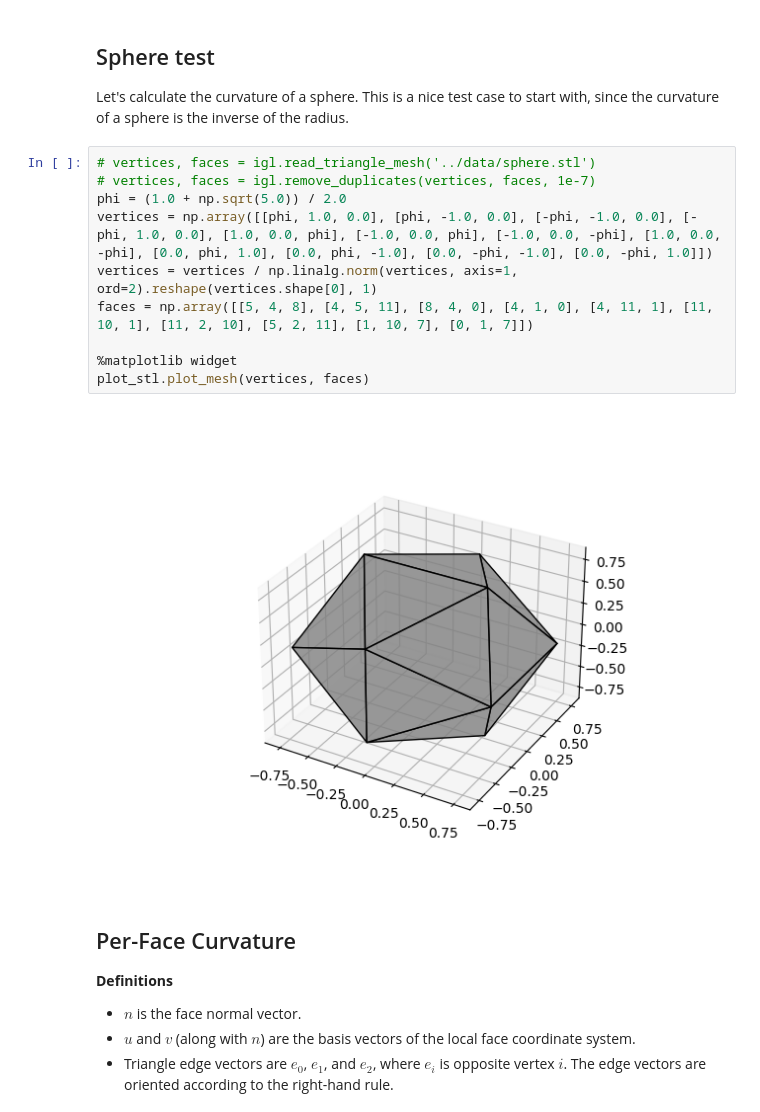
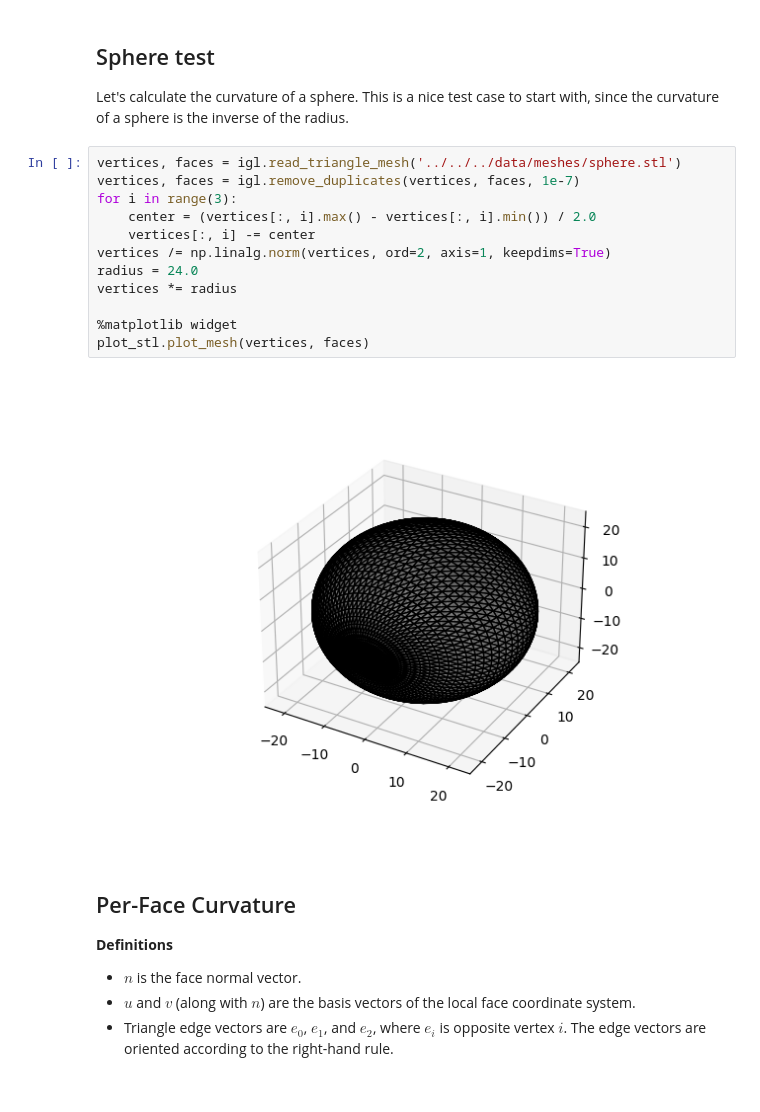
Before and after one commit to prosilio/modCAM, a Jupyter notebook: docs/algorithms/mesh/principal_curvature_Rusinkiewicz2004.ipynb, the cells around one changed output. Drawn from its saved outputs; the diff is of its cells as text.

Commit message:
Improve principal curvature notebook
Fixed some errors. Made the sphere test more accurate. Made the sphere radius variable.

```diff
--- a/docs/algorithms/mesh/principal_curvature_Rusinkiewicz2004.ipynb
+++ b/docs/algorithms/mesh/principal_curvature_Rusinkiewicz2004.ipynb
@@ -69,17 +68,19 @@ def per_vertex_basis(vertex_normals: np.array) -> Tuple[np.array, np.array, np.a
 
 Let's calculate the curvature of a sphere. This is a nice test case to start with, since the curvature of a sphere is the inverse of the radius.
 # %%
-# vertices, faces = igl.read_triangle_mesh('../data/sphere.stl')
-# vertices, faces = igl.remove_duplicates(vertices, faces, 1e-7)
-phi = (1.0 + np.sqrt(5.0)) / 2.0
-vertices = np.array([[phi, 1.0, 0.0], [phi, -1.0, 0.0], [-phi, -1.0, 0.0], [-phi, 1.0, 0.0], [1.0, 0.0, phi], [-1.0, 0.0, phi], [-1.0, 0.0, -phi], [1.0, 0.0, -phi], [0.0, phi, 1.0], [0.0, phi, -1.0], [0.0, -phi, -1.0], [0.0, -phi, 1.0]])
-vertices = vertices / np.linalg.norm(vertices, axis=1, ord=2).reshape(vertices.shape[0], 1)
-faces = np.array([[5, 4, 8], [4, 5, 11], [8, 4, 0], [4, 1, 0], [4, 11, 1], [11, 10, 1], [11, 2, 10], [5, 2, 11], [1, 10, 7], [0, 1, 7]])
+vertices, faces = igl.read_triangle_mesh('../../../data/meshes/sphere.stl')
+vertices, faces = igl.remove_duplicates(vertices, faces, 1e-7)
+for i in range(3):
+	center = (vertices[:, i].max() - vertices[:, i].min()) / 2.0
+	vertices[:, i] -= center
+vertices /= np.linalg.norm(vertices, ord=2, axis=1, keepdims=True)
+radius = 24.0
+vertices *= radius
 
 %matplotlib widget
 plot_stl.plot_mesh(vertices, faces)
 # %% [output]
-[figure, old version]
+[figure, new version]
 # %% [markdown]
 ## Per-Face Curvature
 
```
Also changed, not shown: parts of 3 cells of this notebook.
